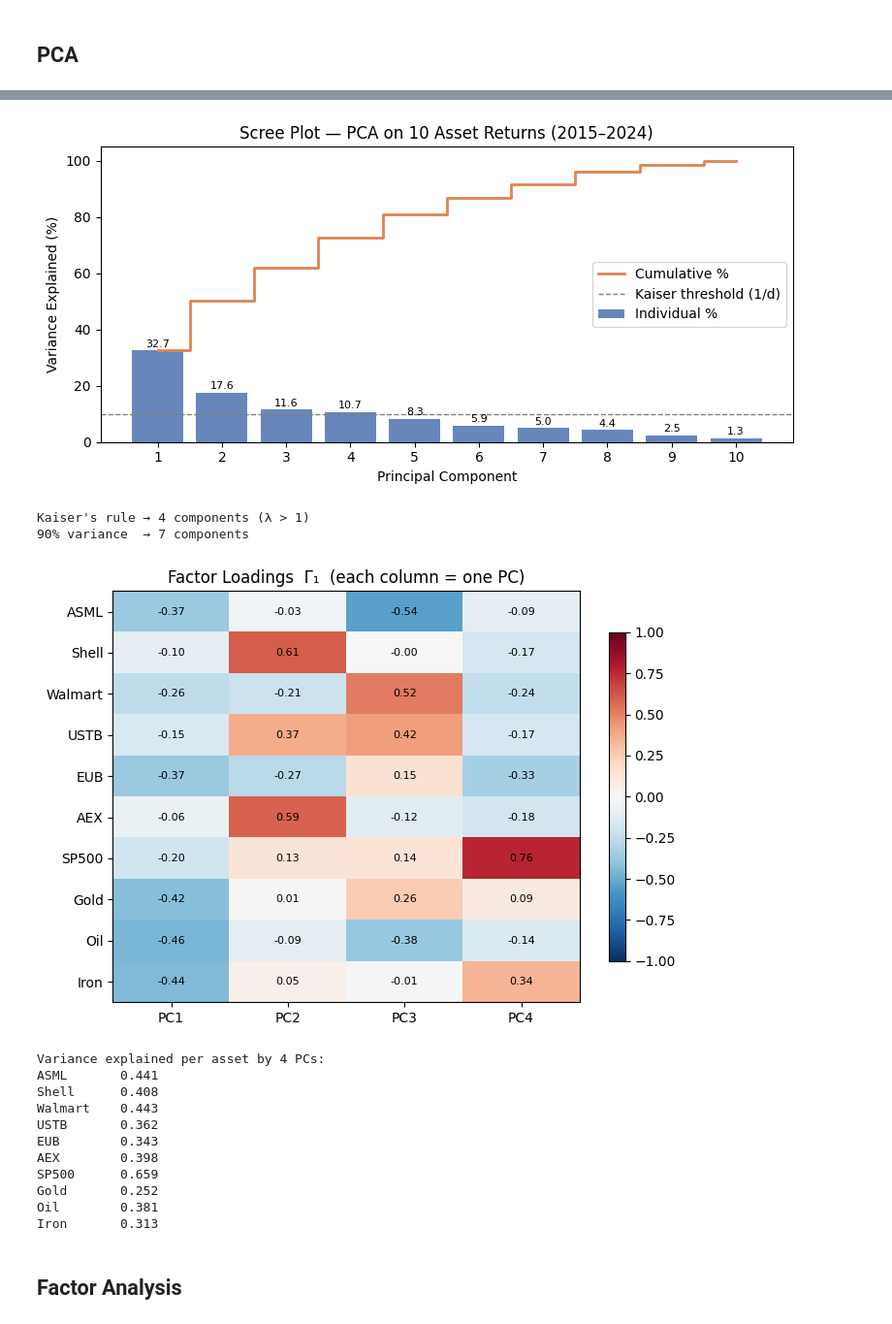
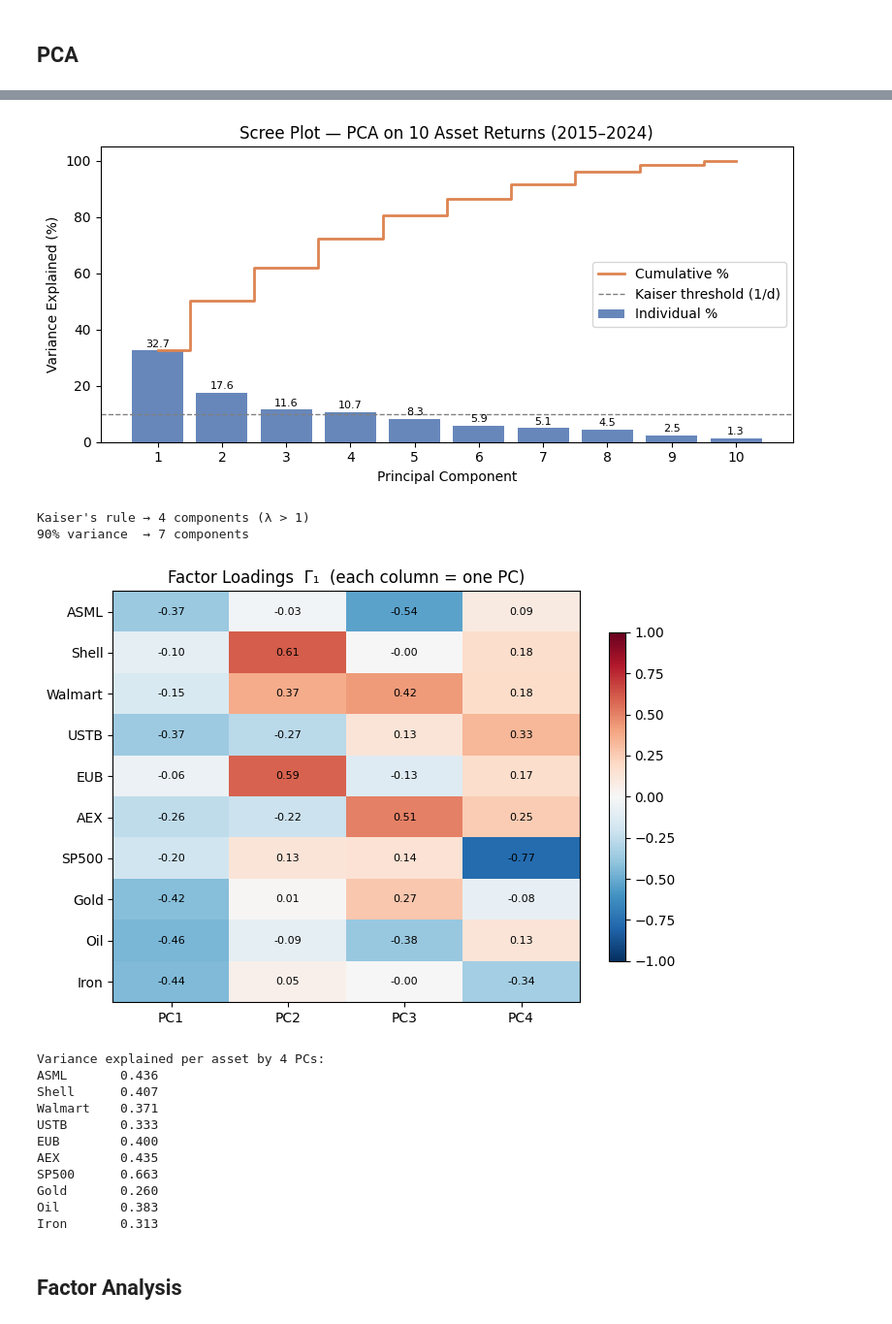
Before and after one commit to siddharthyashkukreja-cloud/QFRM_Assignments, a Jupyter notebook: Assignment_3/analysis.ipynb, the cells around one changed output, grey strips where cells are left out. Shown at 97% size. Saved outputs shown, nothing was run; the diff lists cells and outputs as text; code cells hidden in the pictures.

```diff
--- a/Assignment_3/analysis.ipynb
+++ b/Assignment_3/analysis.ipynb
@@ -34,7 +34,7 @@ assets = {
 
     # Commodities (via ETFs)
     "Gold":    "GLD",        # Gold
-    "Oil":     "BNO",        # Brent crude
+    "Oil":     "USO",        # WTI Crude Oil ETF
     "Iron":  "XME",       # Iron
 }
 
@@ -256,6 +256,9 @@ eigenvalues, eigenvectors = np.linalg.eig(A)
 order = np.argsort(eigenvalues)[::-1]
 eigenvalues  = eigenvalues[order].real
 eigenvectors = eigenvectors[:, order].real   # columns are γ_i
+print("Eigenvalues (variance explained by each PC):")
+for i, val in enumerate(eigenvalues):
+    print(f"  PC{i+1}: {val:.4f}")
 
 # ── Step 5: Normalise eigenvectors to unit length (orthonormal)
 eigenvectors = eigenvectors / np.linalg.norm(eigenvectors, axis=0)
@@ -318,18 +332,18 @@ print(R2_per_asset.round(3).to_string())
 [figure]
-Kaiser's rule → 4 components (λ > 1)
-90% variance  → 7 components
+Kaiser's rule → 4 components (λ > 1)
+90% variance  → 7 components
-[figure, old version]
+[figure, new version]
-Variance explained per asset by 4 PCs:
-ASML       0.441
-Shell      0.408
-Walmart    0.443
-USTB       0.362
-EUB        0.343
-AEX        0.398
-SP500      0.659
-Gold       0.252
-Oil        0.381
-Iron       0.313
+Variance explained per asset by 4 PCs:
+ASML       0.436
+Shell      0.407
+Walmart    0.371
+USTB       0.333
+EUB        0.400
+AEX        0.435
+SP500      0.663
+Gold       0.260
+Oil        0.383
+Iron       0.313
 # %% [markdown]
 ## Factor Analysis
 # %% [markdown]
```
Also changed, not shown: parts of 7 cells of this notebook.
